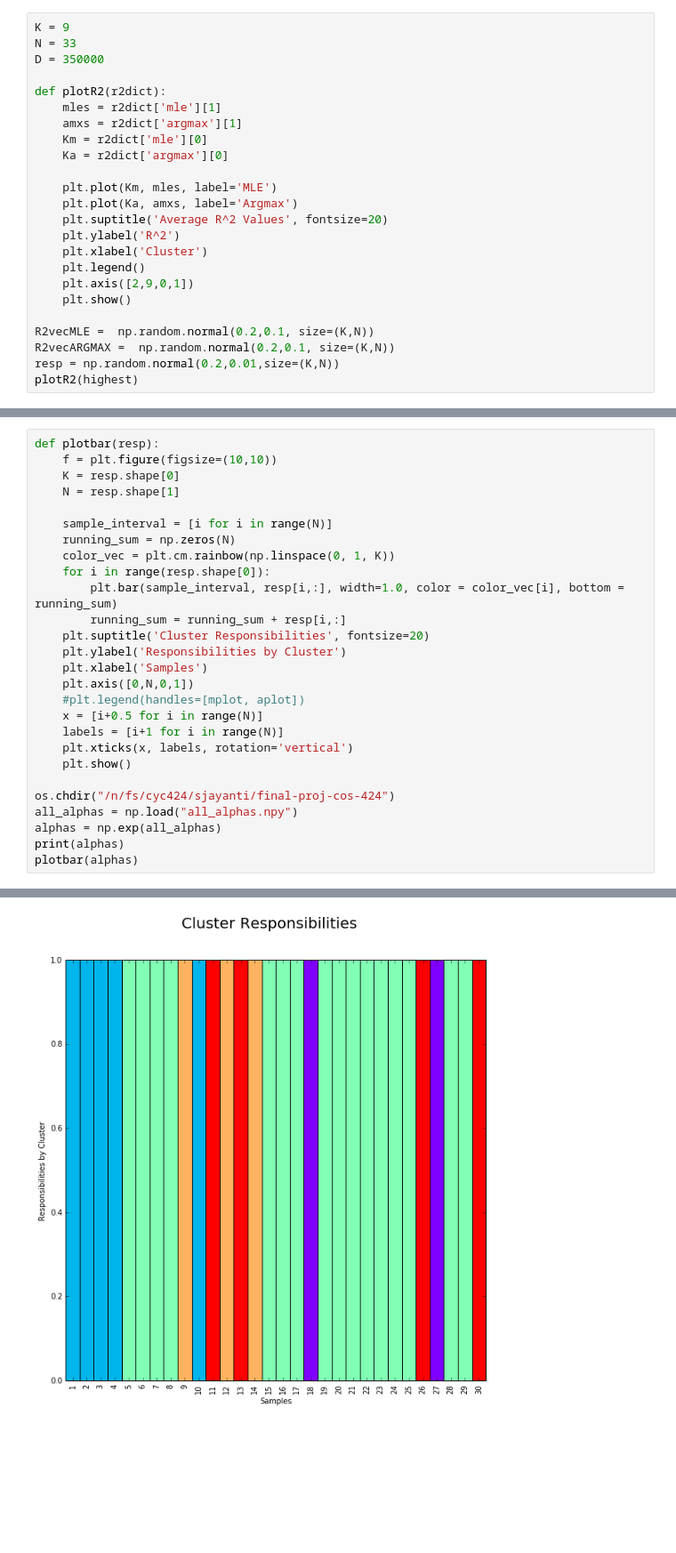
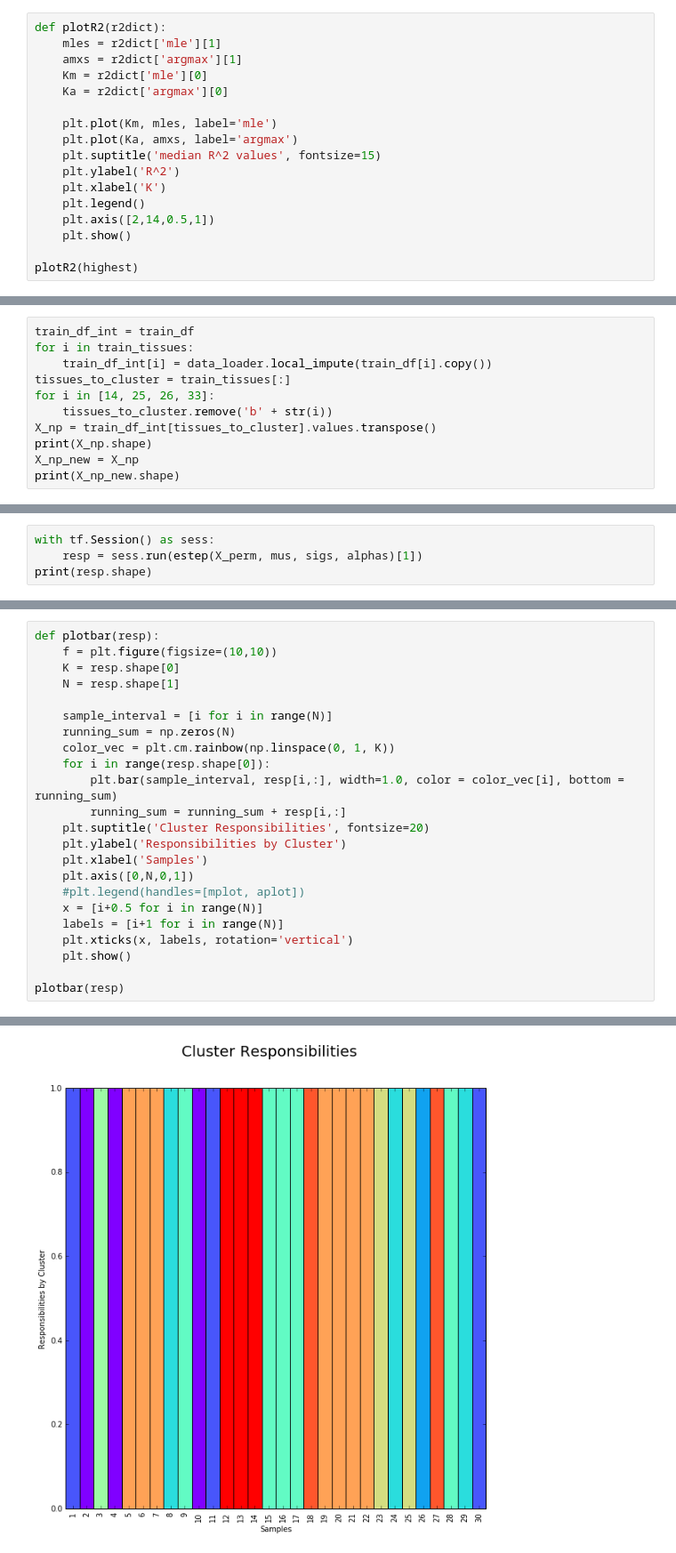
Before and after one commit to PrincetonUniversity/final-proj-cos-424, a Jupyter notebook: plots.ipynb, the cells around one changed output, grey strips where cells are left out. Shown: that part at 89% size. Drawn from its saved outputs; the diff is of its cells as text; blank space fills up the shorter version.

```diff
--- a/plots.ipynb
+++ b/plots.ipynb
@@ -46,25 +95,18 @@ Epsilon for argmax = 0.1 ; best K = 5 ; mean = 0.541648961757
 # %%
-K = 9
-N = 33
-D = 350000
-
 def plotR2(r2dict):
     mles = r2dict['mle'][1]
     amxs = r2dict['argmax'][1]
     Km = r2dict['mle'][0]
     Ka = r2dict['argmax'][0]
 
-    plt.plot(Km, mles, label='MLE')
-    plt.plot(Ka, amxs, label='Argmax')
-    plt.suptitle('Average R^2 Values', fontsize=20)
+    plt.plot(Km, mles, label='mle')
+    plt.plot(Ka, amxs, label='argmax')
+    plt.suptitle('median R^2 values', fontsize=15)
     plt.ylabel('R^2')
-    plt.xlabel('Cluster')
+    plt.xlabel('K')
     plt.legend()
-    plt.axis([2,9,0,1])
+    plt.axis([2,14,0.5,1])
     plt.show()
 
-R2vecMLE =  np.random.normal(0.2,0.1, size=(K,N))
-R2vecARGMAX =  np.random.normal(0.2,0.1, size=(K,N))
-resp = np.random.normal(0.2,0.01,size=(K,N))
 plotR2(highest)
 # %% [output]
@@ -71,0 +114,11 @@ plotR2(highest)
+# %%
+train_df_int = train_df
+for i in train_tissues:
+    train_df_int[i] = data_loader.local_impute(train_df[i].copy())
+tissues_to_cluster = train_tissues[:]
+for i in [14, 25, 26, 33]:
+    tissues_to_cluster.remove('b' + str(i))
+X_np = train_df_int[tissues_to_cluster].values.transpose()
+print(X_np.shape)
+X_np_new = X_np
+print(X_np_new.shape)
@@ -71,0 +215,4 @@ plotR2(highest)
+# %%
+with tf.Session() as sess:
+    resp = sess.run(estep(X_perm, mus, sigs, alphas)[1])
+print(resp.shape)
@@ -91,9 +240,5 @@ def plotbar(resp):
     plt.xticks(x, labels, rotation='vertical')
     plt.show()
 
-os.chdir("/n/fs/cyc424/sjayanti/final-proj-cos-424")
-all_alphas = np.load("all_alphas.npy")
-alphas = np.exp(all_alphas)
-print(alphas)
-plotbar(alphas)
+plotbar(resp)
 # %% [output]
@@ -110,3 +245,3 @@ plotbar(alphas)
-[figure, old version]
+[figure, new version]
 # %%
 def KL(mu1, mu2, sigma1, sigma2):
```
Also changed, not shown: parts of 12 cells of this notebook, 5 other files.
